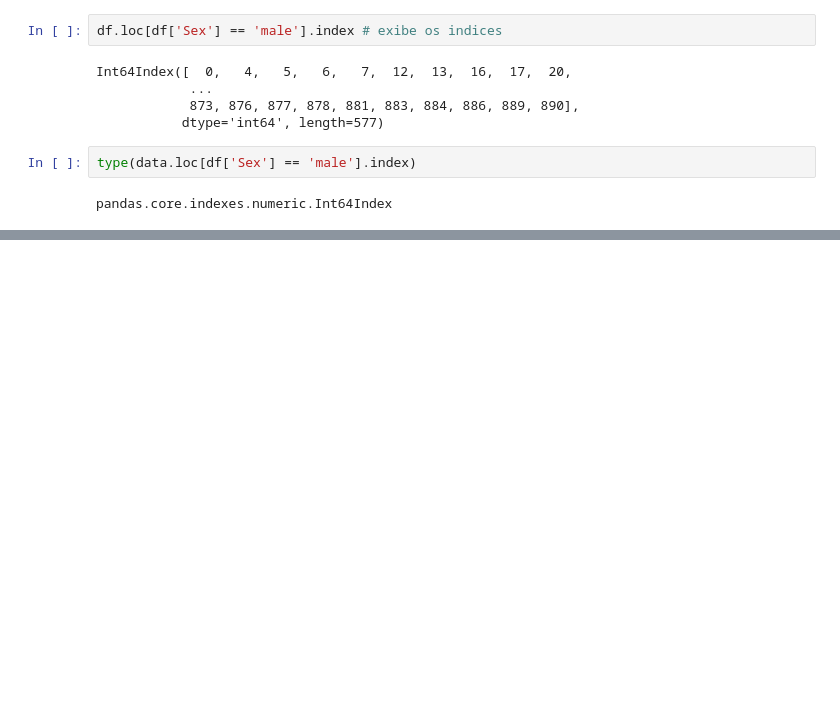
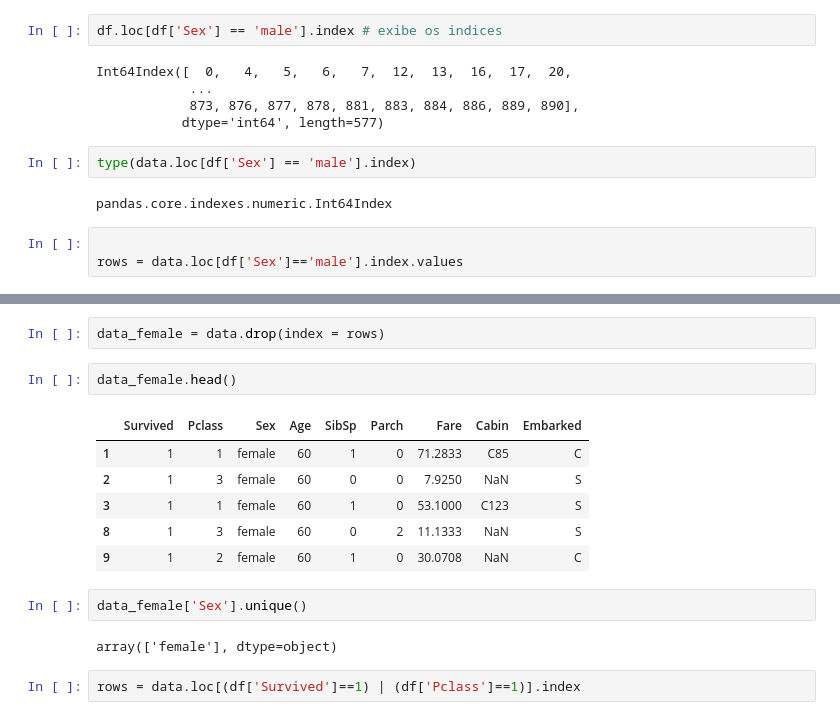
Before and after one commit to Juniorexz/DataScience, a Jupyter notebook: Titanic.ipynb, the cells around one changed output, grey strips where cells are left out. Drawn from its saved outputs; the diff is of its cells as text; blank space fills up the shorter version.

```diff
--- a/Titanic.ipynb
+++ b/Titanic.ipynb
@@ -1135,3 +1135,6 @@ Int64Index([  0,   4,   5,   6,   7,  12,  13,  16,  17,  20,
 type(data.loc[df['Sex'] == 'male'].index)
 # %% [output]
 pandas.core.indexes.numeric.Int64Index
+# %%
+
+rows = data.loc[df['Sex']=='male'].index.values
@@ -1137,0 +1161,17 @@ pandas.core.indexes.numeric.Int64Index
+# %%
+data_female = data.drop(index = rows)
+# %%
+data_female.head()
+# %% [output]
+|  | Survived | Pclass | Sex | Age | SibSp | Parch | Fare | Cabin | Embarked |
+| 1 | 1 | 1 | female | 60 | 1 | 0 | 71.2833 | C85 | C |
+| 2 | 1 | 3 | female | 60 | 0 | 0 | 7.9250 | NaN | S |
+| 3 | 1 | 1 | female | 60 | 1 | 0 | 53.1000 | C123 | S |
+| 8 | 1 | 3 | female | 60 | 0 | 2 | 11.1333 | NaN | S |
+| 9 | 1 | 2 | female | 60 | 1 | 0 | 30.0708 | NaN | C |
+# %%
+data_female['Sex'].unique()
+# %% [output]
+array(['female'], dtype=object)
+# %%
+rows = data.loc[(df['Survived']==1) | (df['Pclass']==1)].index
```
Also changed, not shown: parts of 1 cell of this notebook.
